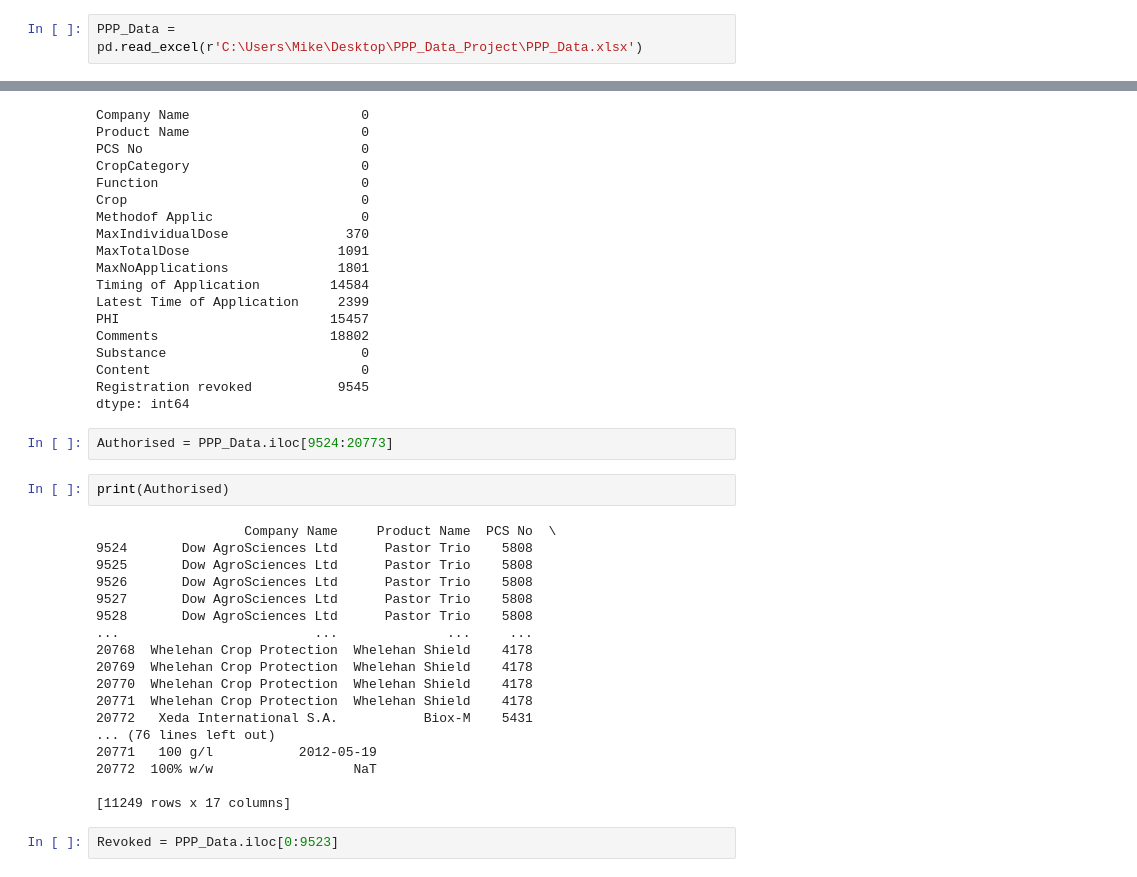
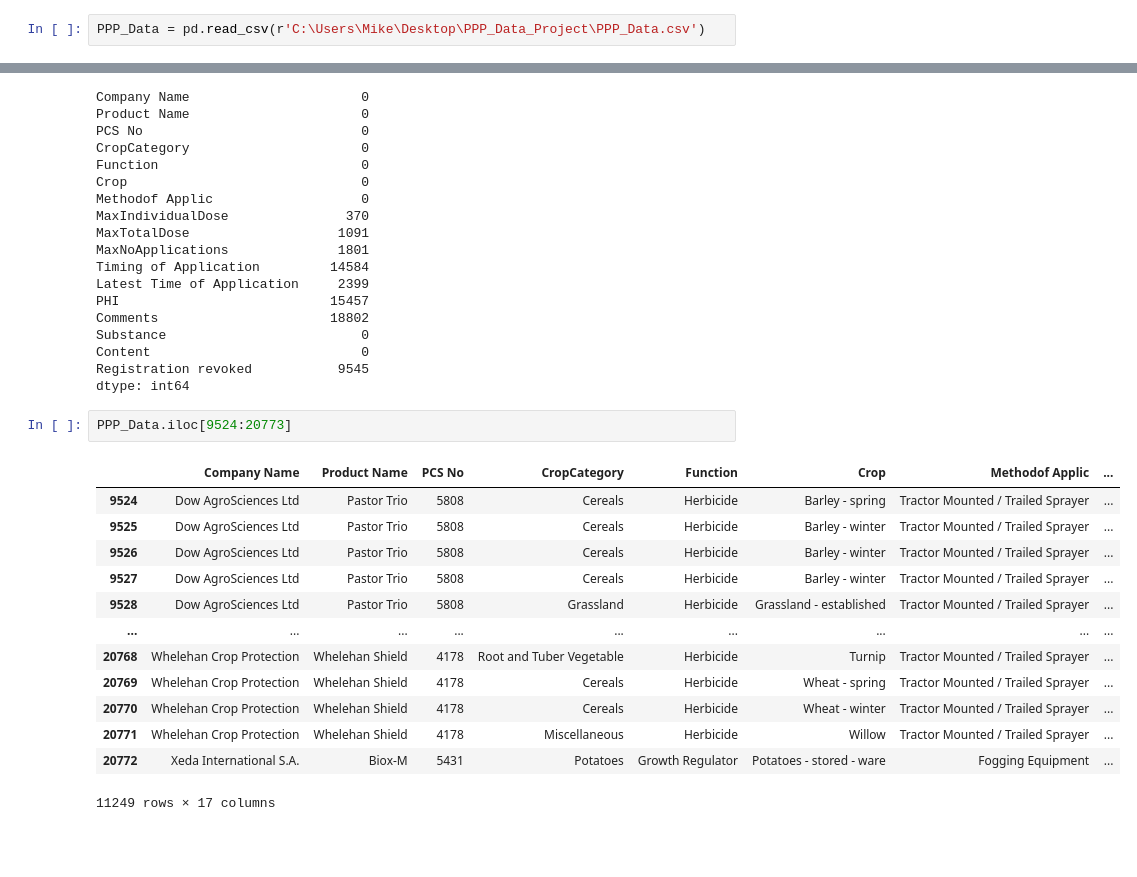
Before and after one commit to Ek1mBr0/PPP_Data_Project, a Jupyter notebook: PPP_Data_Project.ipynb, the cells around one changed output, grey strips where cells are left out. Cells and saved outputs as stored; diff of their text form; blank space fills up the shorter version.

Commit message:
revised columns

```diff
--- a/PPP_Data_Project.ipynb
+++ b/PPP_Data_Project.ipynb
@@ -11,7 +5,7 @@ import matplotlib.pyplot as plt
 # %%
 import seaborn as sns
 # %%
-PPP_Data = pd.read_excel(r'C:\Users\Mike\Desktop\PPP_Data_Project\PPP_Data.xlsx')
+PPP_Data = pd.read_csv(r'C:\Users\Mike\Desktop\PPP_Data_Project\PPP_Data.csv')
 # %%
 print(PPP_Data)
 # %% [output]
@@ -139,26 +133,18 @@ Content                           0
 Registration revoked           9545
 dtype: int64
 # %%
-Authorised = PPP_Data.iloc[9524:20773]
+PPP_Data.iloc[9524:20773]
+# %% [output]
+|  | Company Name | Product Name | PCS No | CropCategory | Function | Crop | Methodof Applic | ... |
+| 9524 | Dow AgroSciences Ltd | Pastor Trio | 5808 | Cereals | Herbicide | Barley - spring | Tractor Mounted / Trailed Sprayer | ... |
+| 9525 | Dow AgroSciences Ltd | Pastor Trio | 5808 | Cereals | Herbicide | Barley - winter | Tractor Mounted / Trailed Sprayer | ... |
+| 9526 | Dow AgroSciences Ltd | Pastor Trio | 5808 | Cereals | Herbicide | Barley - winter | Tractor Mounted / Trailed Sprayer | ... |
+| 9527 | Dow AgroSciences Ltd | Pastor Trio | 5808 | Cereals | Herbicide | Barley - winter | Tractor Mounted / Trailed Sprayer | ... |
+| 9528 | Dow AgroSciences Ltd | Pastor Trio | 5808 | Grassland | Herbicide | Grassland - established | Tractor Mounted / Trailed Sprayer | ... |
+| ... | ... | ... | ... | ... | ... | ... | ... | ... |
+| 20768 | Whelehan Crop Protection | Whelehan Shield | 4178 | Root and Tuber Vegetable | Herbicide | Turnip | Tractor Mounted / Trailed Sprayer | ... |
+| 20769 | Whelehan Crop Protection | Whelehan Shield | 4178 | Cereals | Herbicide | Wheat - spring | Tractor Mounted / Trailed Sprayer | ... |
+| 20770 | Whelehan Crop Protection | Whelehan Shield | 4178 | Cereals | Herbicide | Wheat - winter | Tractor Mounted / Trailed Sprayer | ... |
+| 20771 | Whelehan Crop Protection | Whelehan Shield | 4178 | Miscellaneous | Herbicide | Willow | Tractor Mounted / Trailed Sprayer | ... |
+| 20772 | Xeda International S.A. | Biox-M | 5431 | Potatoes | Growth Regulator | Potatoes - stored - ware | Fogging Equipment | ... |
+11249 rows × 17 columns
-# %%
-print(Authorised)
-# %% [output]
-                   Company Name     Product Name  PCS No  \
-9524       Dow AgroSciences Ltd      Pastor Trio    5808
-9525       Dow AgroSciences Ltd      Pastor Trio    5808
-9526       Dow AgroSciences Ltd      Pastor Trio    5808
-9527       Dow AgroSciences Ltd      Pastor Trio    5808
-9528       Dow AgroSciences Ltd      Pastor Trio    5808
-...                         ...              ...     ...
-20768  Whelehan Crop Protection  Whelehan Shield    4178
-20769  Whelehan Crop Protection  Whelehan Shield    4178
-20770  Whelehan Crop Protection  Whelehan Shield    4178
-20771  Whelehan Crop Protection  Whelehan Shield    4178
-20772   Xeda International S.A.           Biox-M    5431
-... (76 lines left out)
-20771   100 g/l           2012-05-19
-20772  100% w/w                  NaT
-
-[11249 rows x 17 columns]
-# %%
-Revoked = PPP_Data.iloc[0:9523]
```
Also changed, not shown: parts of 13 cells of this notebook.
